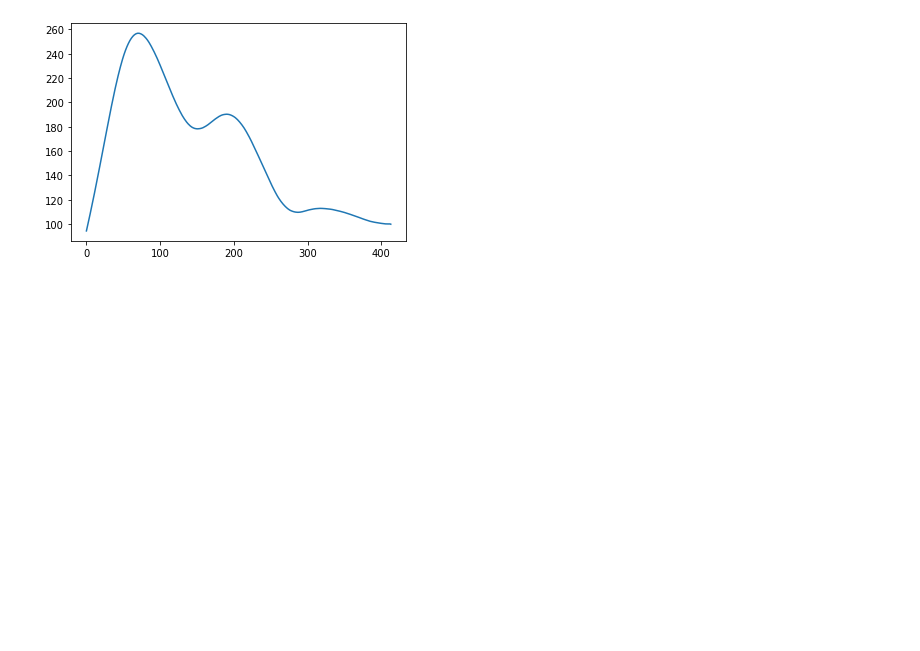
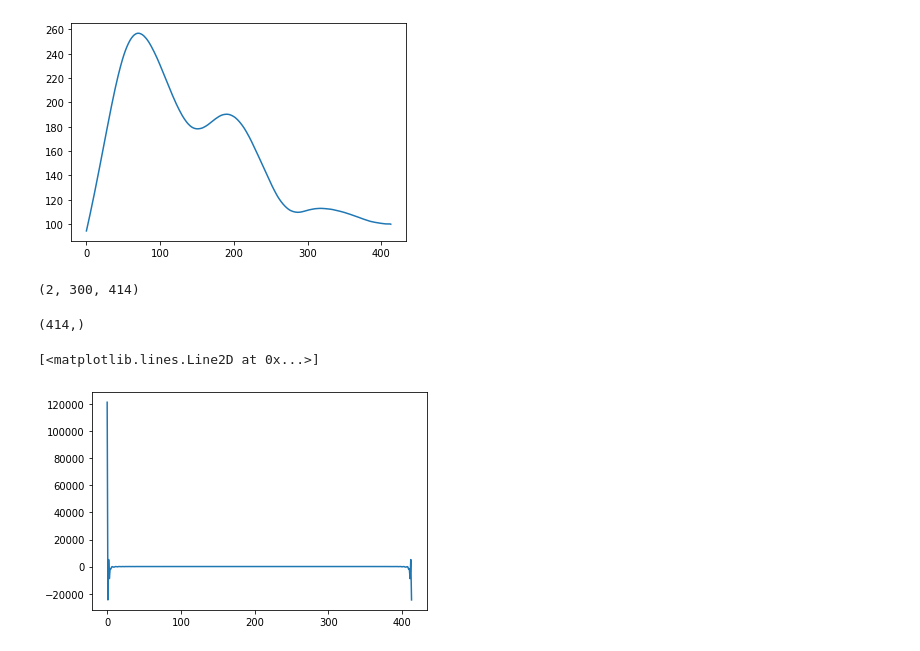
Before and after one commit to AISL-Sejong-Organization/Intelligent_Radar, a Jupyter notebook: gui/service_modules/plot.ipynb, the cells around one changed output. Saved outputs shown, nothing was run; the diff lists cells and outputs as text; code cells hidden in the pictures; blank space fills up the shorter version.

```diff
--- a/gui/service_modules/plot.ipynb
+++ b/gui/service_modules/plot.ipynb
@@ -100,3 +214,22 @@ asphalt_fn = './asphalt.mp4'
 block_fn = './block.mp4'
 block2_fn = './block2.mp4'
 floor_fn = './floor.mp4'
+# %%
+asphalt.shape
+# %% [output]
+(2, 300, 414)
+# %%
+fs = 1000
+dt = 1/fs
+nfft = asphalt.shape[2]
+df = nfft/fs
+fft = np.fft.fft(asphalt[0][0])
+# %%
+print(fft.shape)
+# %% [output]
+(414,)
+# %%
+plt.plot(fft)
+# %% [output]
+[<matplotlib.lines.Line2D at 0x...>]
+[figure, added]
```
Also changed, not shown: parts of 18 cells of this notebook, 11 other files.
